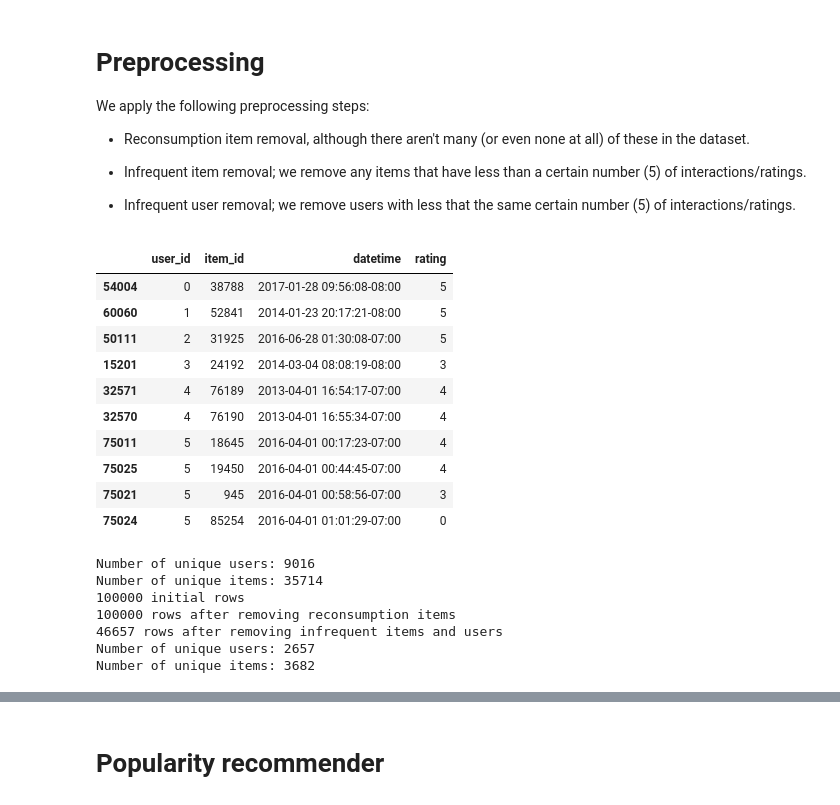
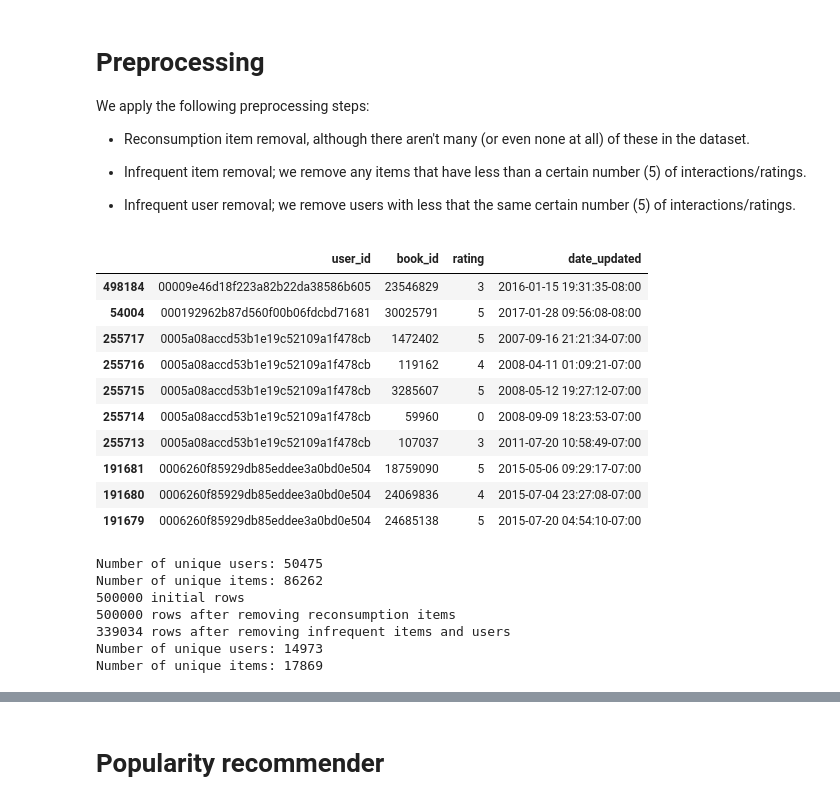
Before and after one commit to JulesDesmet/rbm_recommender, a Jupyter notebook: main.ipynb, the cells around one changed output, grey strips where cells are left out. Saved outputs shown, nothing was run; the diff lists cells and outputs as text; code cells hidden in the pictures.

```diff
--- a/main.ipynb
+++ b/main.ipynb
@@ -84,10 +87,10 @@ interactions = "goodreads_interactions_comics_graphic.json.gz"
 reviews = "goodreads_reviews_comics_graphic.json.gz"
 datasets = {books: None, interactions: None, reviews: None}
 
-n = 100000
+n = 500000
 datafile = reviews
 k = 10
-epochs = 10
+epochs = 20
 
 for filename in datasets.keys():
     print(filename)
@@ -193,56 +146,53 @@ We apply the following preprocessing steps:
 # %%
 def preprocess(df: pd.DataFrame, min_support: int = 5) -> pd.DataFrame:
     """
     Removes reconsumption items, items that have less than `min_support` interactions, and users that have less than
     `min_support` interactions. In some cases, removing an infrequent item may turn a frequent user into an infrequent
     one, and vice versa. In these cases, we don't remove the now infrequent user/item, we only consider the original
     frequency. As such, the preprocessed dataset may contain some users and items that don't reach the minimum support
     limit.
     """
     print(df.shape[0], "initial rows")
     # Drop reconsumption items
-    df = df.drop_duplicates(subset=["user_id", "item_id"])
+    df = df.drop_duplicates(subset=["user_id", "book_id"])
     print(df.shape[0], "rows after removing reconsumption items")
     # Compute user and item counts
-    g1 = df.groupby("item_id", as_index=False)["user_id"].size()
+    g1 = df.groupby("book_id", as_index=False)["user_id"].size()
     g1 = g1.rename({"size": "users_per_item"}, axis="columns")
-    g2 = df.groupby("user_id", as_index=False)["item_id"].size()
+    g2 = df.groupby("user_id", as_index=False)["book_id"].size()
     g2 = g2.rename({"size": "items_per_user"}, axis="columns")
-    df = pd.merge(df, g1, how="left", on=["item_id"])
+    df = pd.merge(df, g1, how="left", on=["book_id"])
     df = pd.merge(df, g2, how="left", on=["user_id"])
     # Drop items and users with less than `min_support` interactions
     df = df[(df["users_per_item"] >= min_support) & (df["items_per_user"] >= min_support)]
     print(df.shape[0], "rows after removing infrequent items and users")
     df.drop(columns=["users_per_item", "items_per_user"], inplace=True)
     return df
 
 
-processed_df = interactions_df[["user_id_int", "book_id_int", "date_updated", "rating"]].copy()
-processed_df = processed_df.rename(
-    columns={"user_id_int": "user_id", "book_id_int": "item_id", "date_updated": "datetime"})
+display(interactions_df.head(10))
+print(f"Number of unique users:", interactions_df["user_id"].nunique())
+print(f"Number of unique items:", interactions_df["book_id"].nunique())
+processed_df = preprocess(interactions_df)
+print(f"Number of unique users:", processed_df["user_id"].nunique())
+print(f"Number of unique items:", processed_df["book_id"].nunique())
 display(processed_df.head(10))
-print(f"Number of unique users:", processed_df["user_id"].nunique())
-print(f"Number of unique items:", processed_df["item_id"].nunique())
-processed_df = preprocess(processed_df)
-print(f"Number of unique users:", processed_df["user_id"].nunique())
-print(f"Number of unique items:", processed_df["item_id"].nunique())
-display(processed_df.head(10))
 # %% [output]
-|  | user_id | item_id | datetime | rating |
-| 54004 | 0 | 38788 | 2017-01-28 09:56:08-08:00 | 5 |
-| 60060 | 1 | 52841 | 2014-01-23 20:17:21-08:00 | 5 |
-| 50111 | 2 | 31925 | 2016-06-28 01:30:08-07:00 | 5 |
-| 15201 | 3 | 24192 | 2014-03-04 08:08:19-08:00 | 3 |
-| 32571 | 4 | 76189 | 2013-04-01 16:54:17-07:00 | 4 |
-| 32570 | 4 | 76190 | 2013-04-01 16:55:34-07:00 | 4 |
-| 75011 | 5 | 18645 | 2016-04-01 00:17:23-07:00 | 4 |
-| 75025 | 5 | 19450 | 2016-04-01 00:44:45-07:00 | 4 |
-| 75021 | 5 | 945 | 2016-04-01 00:58:56-07:00 | 3 |
-| 75024 | 5 | 85254 | 2016-04-01 01:01:29-07:00 | 0 |
+|  | user_id | book_id | rating | date_updated |
+| 498184 | 00009e46d18f223a82b22da38586b605 | 23546829 | 3 | 2016-01-15 19:31:35-08:00 |
+| 54004 | 000192962b87d560f00b06fdcbd71681 | 30025791 | 5 | 2017-01-28 09:56:08-08:00 |
+| 255717 | 0005a08accd53b1e19c52109a1f478cb | 1472402 | 5 | 2007-09-16 21:21:34-07:00 |
+| 255716 | 0005a08accd53b1e19c52109a1f478cb | 119162 | 4 | 2008-04-11 01:09:21-07:00 |
+| 255715 | 0005a08accd53b1e19c52109a1f478cb | 3285607 | 5 | 2008-05-12 19:27:12-07:00 |
+| 255714 | 0005a08accd53b1e19c52109a1f478cb | 59960 | 0 | 2008-09-09 18:23:53-07:00 |
+| 255713 | 0005a08accd53b1e19c52109a1f478cb | 107037 | 3 | 2011-07-20 10:58:49-07:00 |
+| 191681 | 0006260f85929db85eddee3a0bd0e504 | 18759090 | 5 | 2015-05-06 09:29:17-07:00 |
+| 191680 | 0006260f85929db85eddee3a0bd0e504 | 24069836 | 4 | 2015-07-04 23:27:08-07:00 |
+| 191679 | 0006260f85929db85eddee3a0bd0e504 | 24685138 | 5 | 2015-07-20 04:54:10-07:00 |
-Number of unique users: 9016
-Number of unique items: 35714
-100000 initial rows
-100000 rows after removing reconsumption items
-46657 rows after removing infrequent items and users
-Number of unique users: 2657
-Number of unique items: 3682
+Number of unique users: 50475
+Number of unique items: 86262
+500000 initial rows
+500000 rows after removing reconsumption items
+339034 rows after removing infrequent items and users
+Number of unique users: 14973
+Number of unique items: 17869
```
Also changed, not shown: parts of 12 cells of this notebook.
